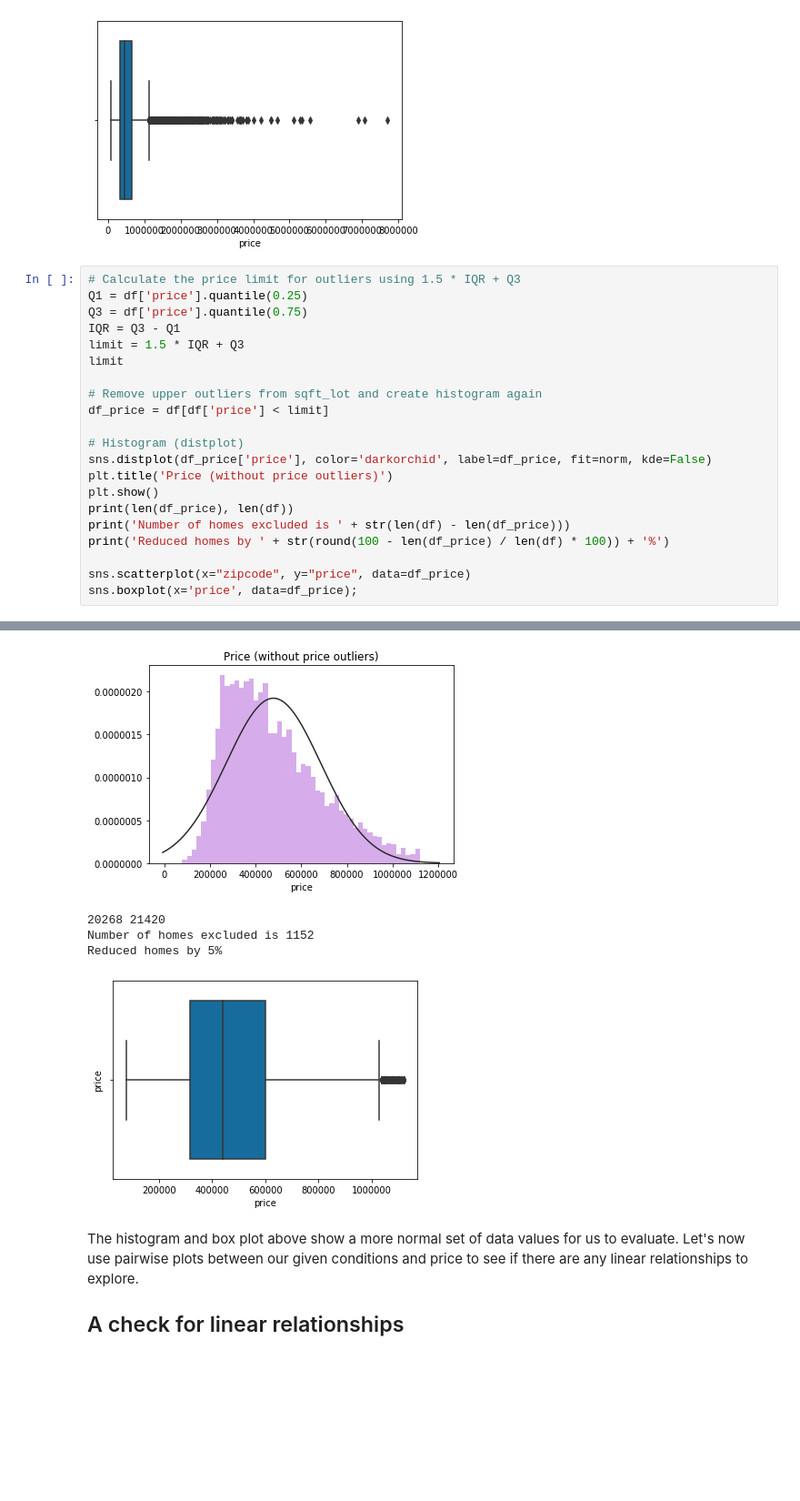
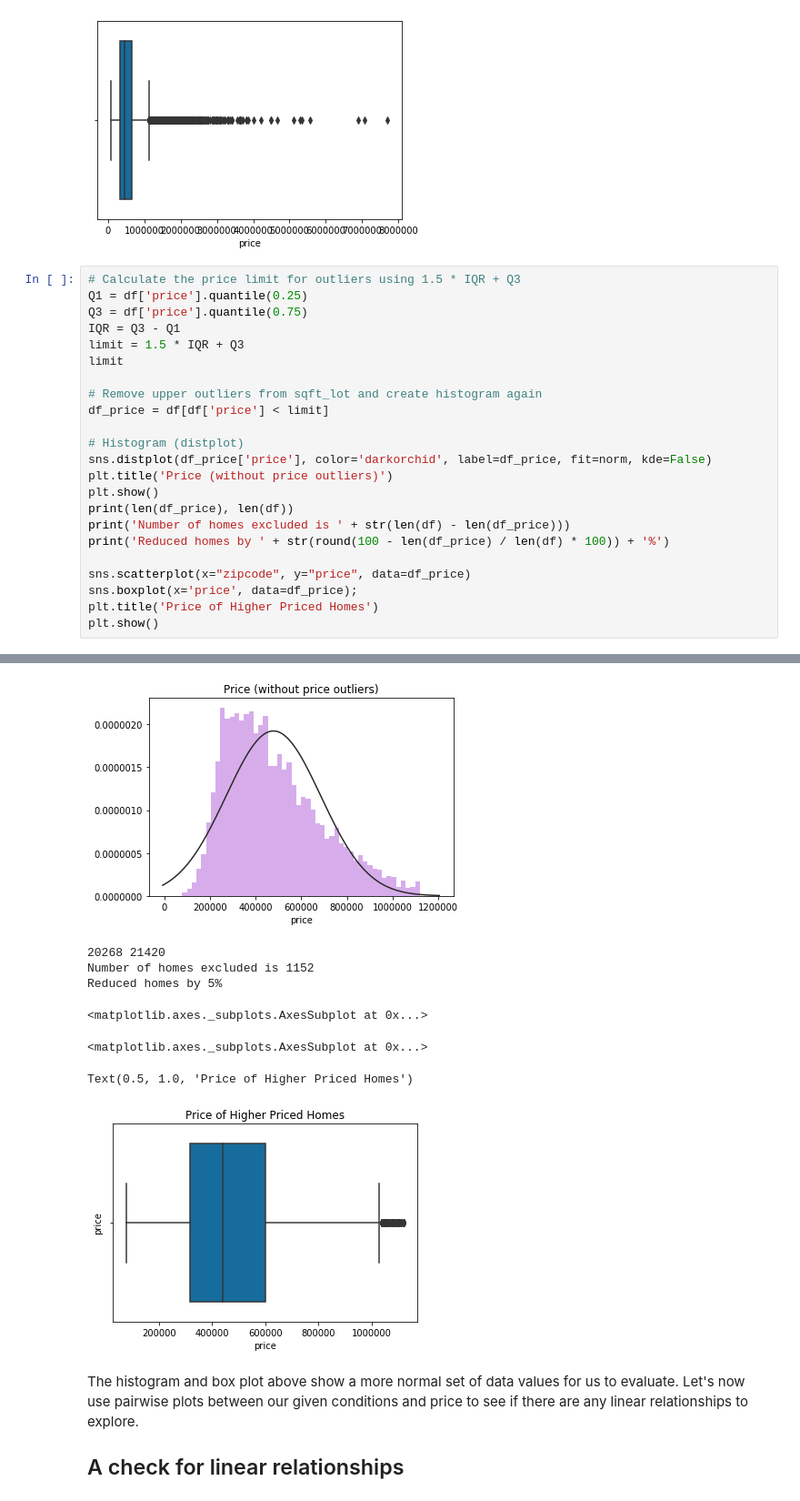
Before and after one commit to shirlwilliams/dsc-mod-2-project-v2-1-online-ds-ft-120919, a Jupyter notebook: Notebooks and Datasets/5Modeline.ipynb, the cells around one changed output, grey strips where cells are left out. Shown: that part at 91% size. Saved outputs shown, nothing was run; the diff lists cells and outputs as text; blank space fills up the shorter version.

```diff
--- a/Notebooks and Datasets/5Modeline.ipynb
+++ b/Notebooks and Datasets/5Modeline.ipynb
@@ -61,4 +61,6 @@ print('Reduced homes by ' + str(round(100 - len(df_price) / len(df) * 100)) + '%
 
 sns.scatterplot(x="zipcode", y="price", data=df_price)
 sns.boxplot(x='price', data=df_price);
+plt.title('Price of Higher Priced Homes')
+plt.show()
 # %% [output]
@@ -65,8 +70,11 @@ sns.boxplot(x='price', data=df_price);
 [figure]
-20268 21420
-Number of homes excluded is 1152
-Reduced homes by 5%
+20268 21420
+Number of homes excluded is 1152
+Reduced homes by 5%
+<matplotlib.axes._subplots.AxesSubplot at 0x...>
+<matplotlib.axes._subplots.AxesSubplot at 0x...>
+Text(0.5, 1.0, 'Price of Higher Priced Homes')
-[figure, old version]
+[figure, new version]
 # %% [markdown]
 The histogram and box plot above show a more normal set of data values for us to evaluate. Let's now use pairwise plots between our given conditions and price to see if there are any linear relationships to explore.
 
```
Also changed, not shown: parts of 31 cells of this notebook, 6 other files.
